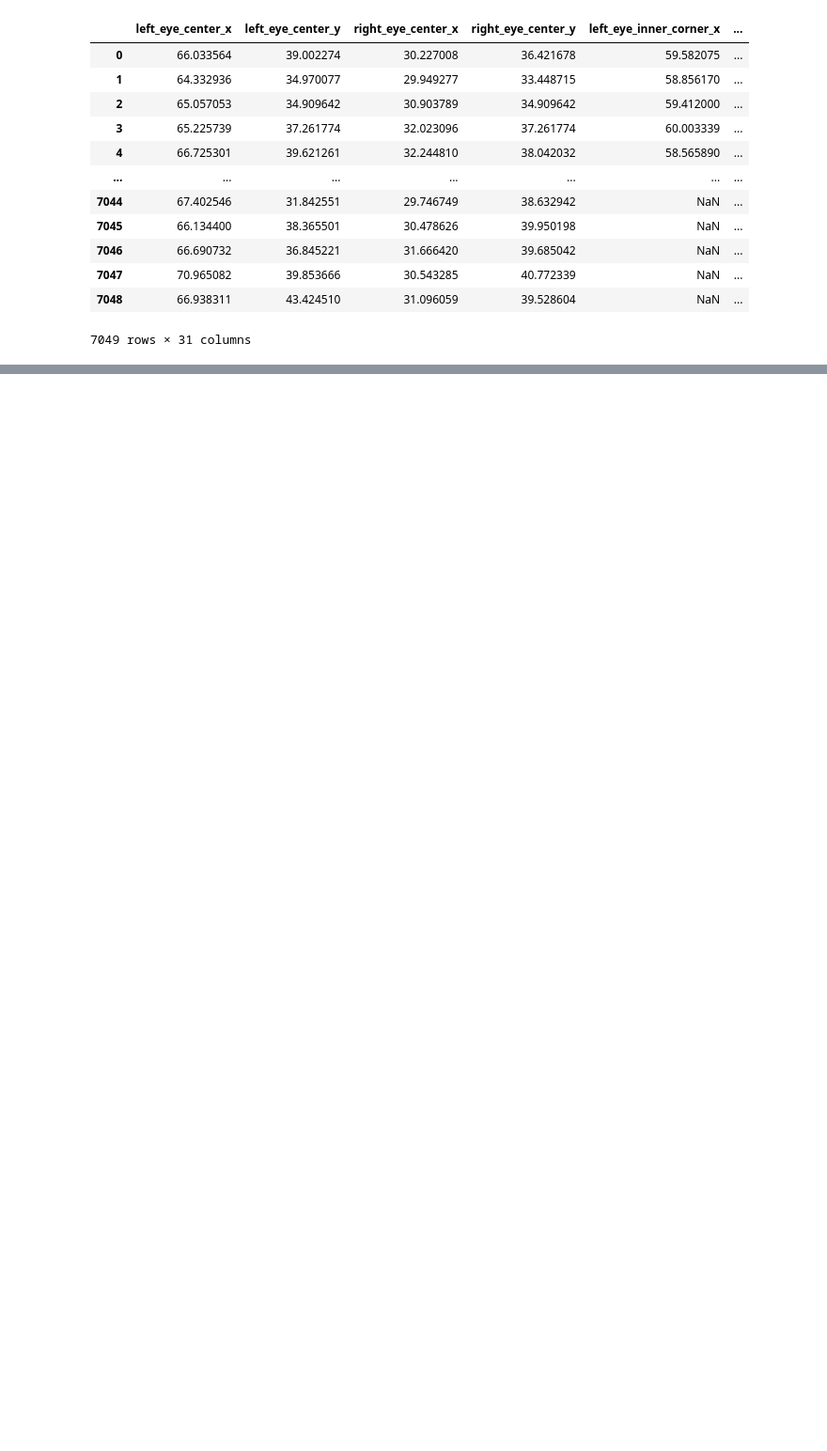
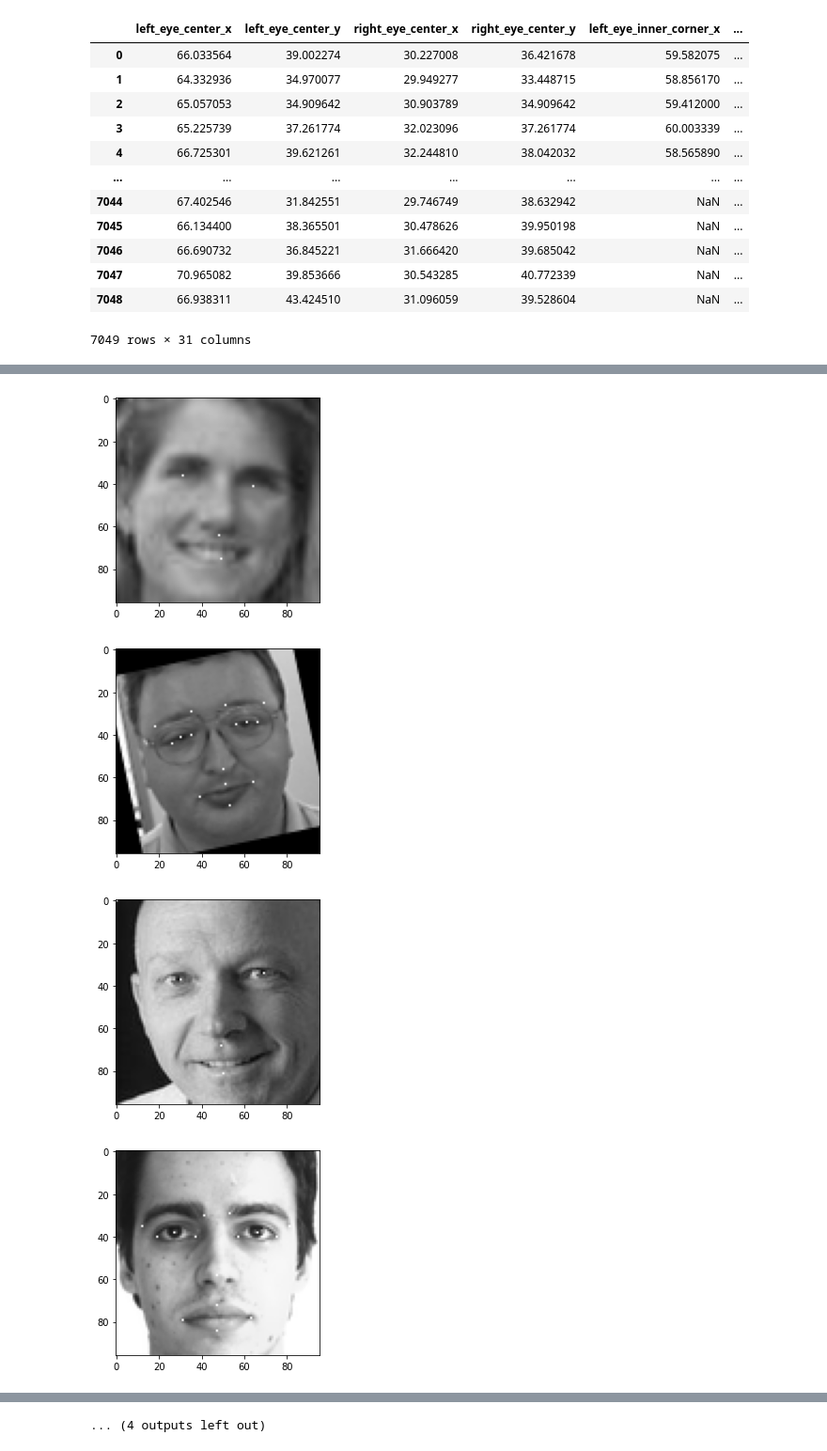
Before and after one commit to allihaider/facial-keypoint-detection, a Jupyter notebook: src/Data-Preprocessing.ipynb, the cells around one changed output, grey strips where cells are left out. Shown at 94% size. Saved outputs shown, nothing was run; the diff lists cells and outputs as text; code cells hidden in the pictures; blank space fills up the shorter version.

```diff
--- a/src/Data-Preprocessing.ipynb
+++ b/src/Data-Preprocessing.ipynb
@@ -73,7 +136,3 @@ for i in range(no_rows):
     images.append(get_image_from_string(train_df.iloc[i]["Image"]).astype(float))
 # %%
 X_train, X_val, y_train, y_val = train_test_split(images, labels, test_size=0.1, random_state=42)
-# %%
-BATCH_SIZE = 10
-IMG_SIZE = 96
-NUM_KEYPOINTS = 30
@@ -136,5 +139,6 @@ class KeyPointsDataset(tf.keras.utils.Sequence):
 # %%
-train_aug = iaa.Sequential([iaa.Resize(IMG_SIZE, interpolation="linear"), iaa.Fliplr(0.5), iaa.Sometimes(0.5, iaa.Affine(rotate=(-15, 15), scale=(0.5, 1.5)))])
-test_aug = iaa.Sequential([iaa.Resize(IMG_SIZE, interpolation="linear")])
+train_aug = iaa.Sequential([iaa.Resize(X_train[0].shape[0:2], interpolation="linear"), iaa.Fliplr(0.5), iaa.Sometimes(0.5, iaa.Affine(rotate=(-15, 15), scale=(0.5, 1.5)))])
+test_aug = iaa.Sequential([iaa.Resize(X_train[0].shape[0:2], interpolation="linear")])
 # %%
-train_dataset = KeyPointsDataset(X_train, y_train, train_aug)
+train_dataset = KeyPointsDataset(X_train, y_train, train_aug, BATCH_SIZE)
+val_dataset = KeyPointsDataset(X_train, y_train, test_aug, BATCH_SIZE)
@@ -151,4 +144,0 @@ sample_keypoints.shape
-# %%
-for i in range(1, sample_images.shape[0]):
-    image_w_keypoints = draw_keypoints(sample_images[i], sample_keypoints[i])
-    display_image(image_w_keypoints)
@@ -164,0 +145,17 @@ for i in range(1, sample_images.shape[0]):
+# %%
+count = 0
+
+for images, labels in train_dataset:
+    count += 1
+
+    for image, label in zip(images, labels):
+        image_w_keypoints = draw_keypoints(image, label)
+        display_image(image_w_keypoints)
+
+    if count == 1:
+        break
+# %% [output]
+[figure, added]
+[figure, added]
+[figure, added]
+[figure, added]
@@ -164,0 +170 @@ for i in range(1, sample_images.shape[0]):
+... (4 outputs left out)
```
Also changed, not shown: parts of 13 cells of this notebook.
